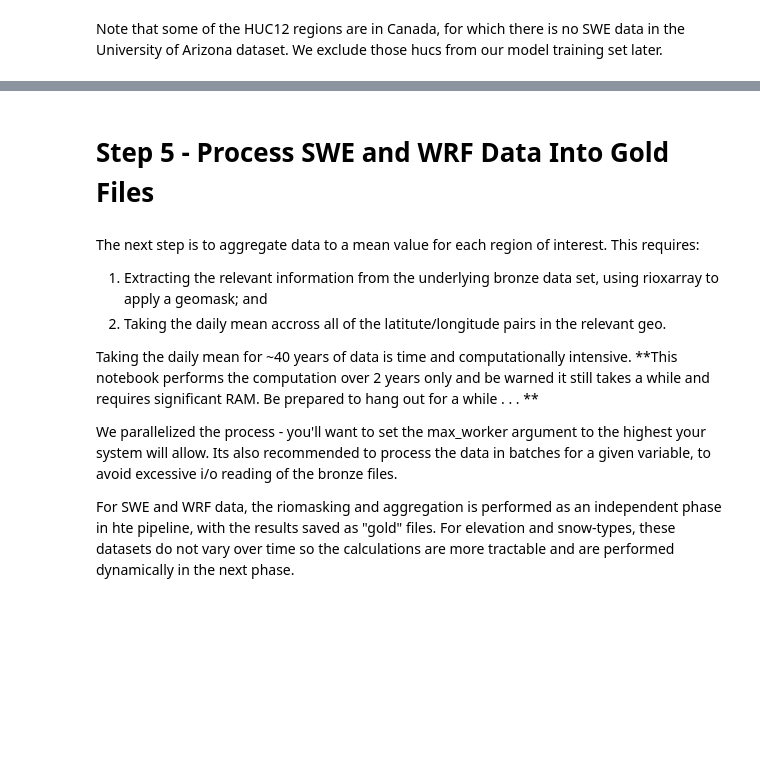
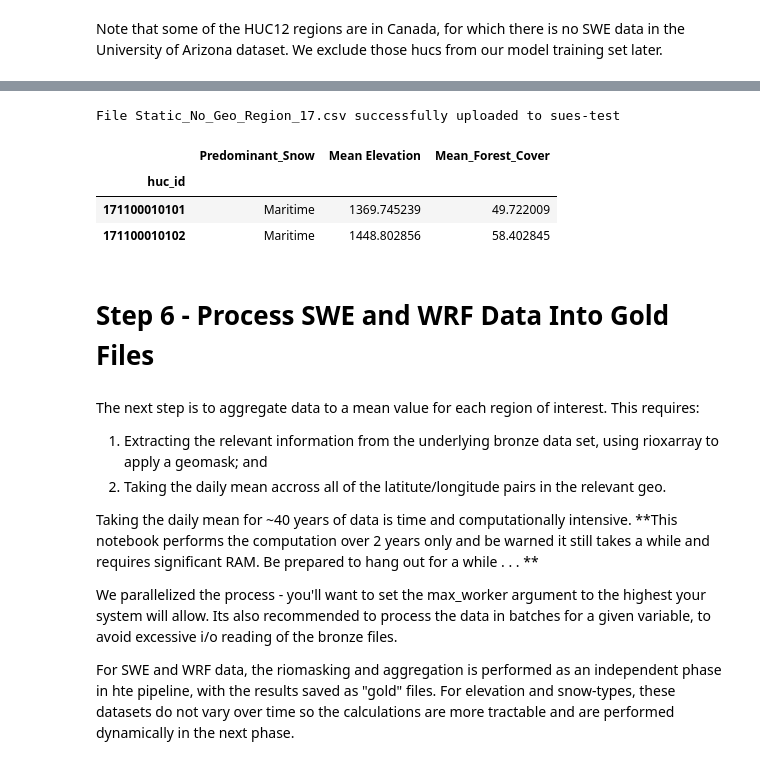
Before and after one commit to DSHydro/SnowML, a Jupyter notebook: notebooks/DataPipe.ipynb, the cells around one changed output, grey strips where cells are left out. Saved outputs shown, nothing was run; the diff lists cells and outputs as text; code cells hidden in the pictures; blank space fills up the shorter version.

```diff
--- a/notebooks/DataPipe.ipynb
+++ b/notebooks/DataPipe.ipynb
@@ -290,5 +314,13 @@ Note that some of the HUC12 regions are in Canada, for which there is no SWE dat
+# %%
+cs.combine_no_geo(var_names = ["Snow_Types", "Dem", "Forest_Cover"], bucket = BUCKET_DICT["silver"])
+# %% [output]
+File Static_No_Geo_Region_17.csv successfully uploaded to sues-test
+|  | Predominant_Snow | Mean Elevation | Mean_Forest_Cover |
+| huc_id |  |  |  |
+| 171100010101 | Maritime | 1369.745239 | 49.722009 |
+| 171100010102 | Maritime | 1448.802856 | 58.402845 |
 # %% [markdown]
-# Step 5 - Process SWE and WRF Data Into Gold Files
+# Step 6 - Process SWE and WRF Data Into Gold Files
 # %% [markdown]
 The next step is to aggregate data to a mean value for each region of interest.  This requires: <br>
 1.  Extracting the relevant information from the underlying bronze data set, using rioxarray to apply a geomask; and <br>
```
Also changed, not shown: parts of 29 cells of this notebook.
